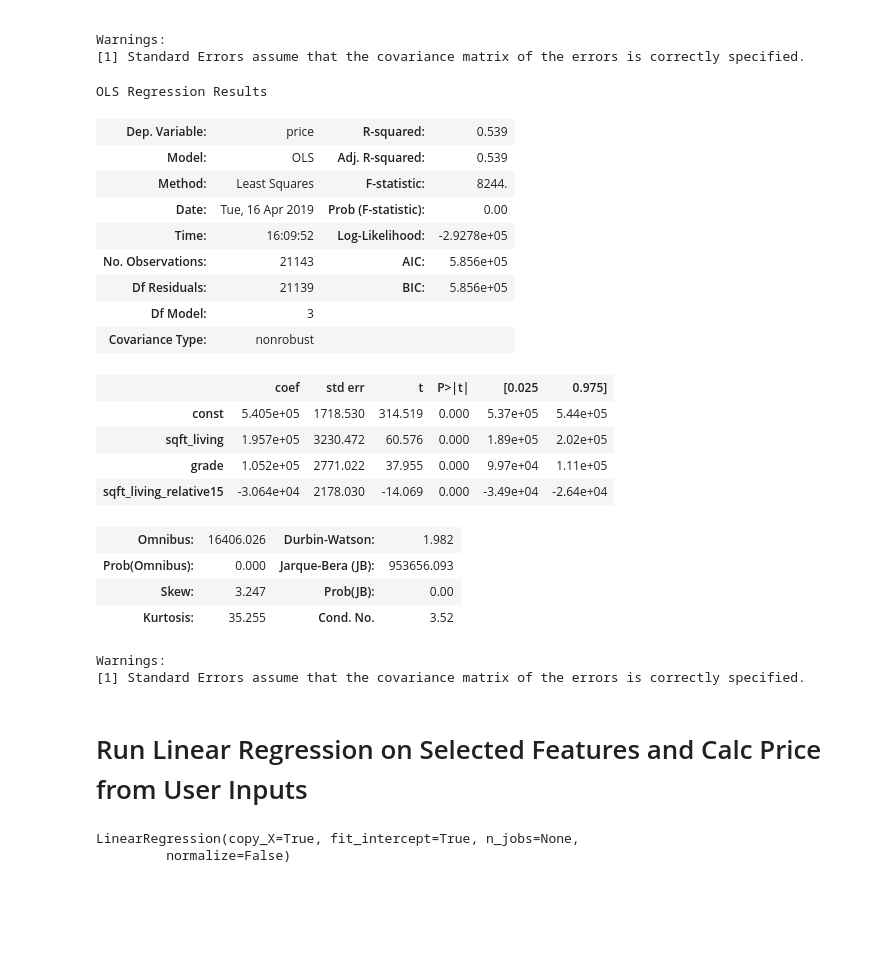
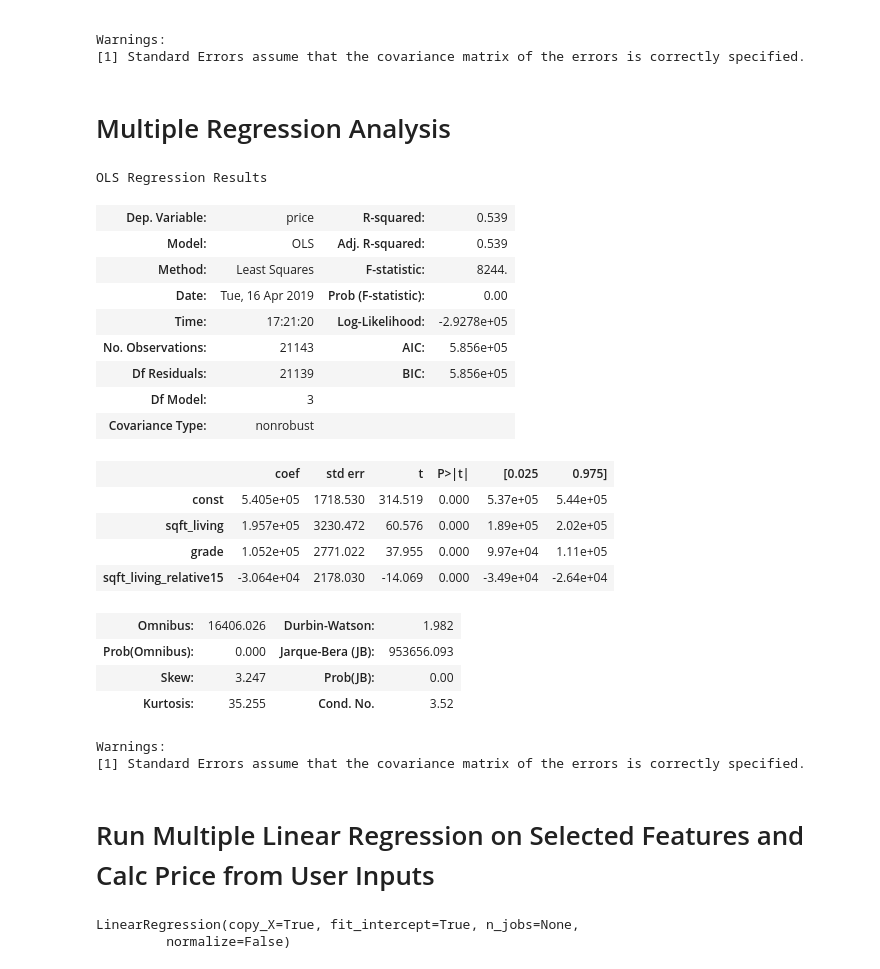
Before and after one commit to mandoiwanaga/dsc-1-final-project, a Jupyter notebook: project.ipynb, the cells around one changed output. Cells and saved outputs as stored; diff of their text form; code cells hidden in the pictures; blank space fills up the shorter version.

```diff
--- a/project.ipynb
+++ b/project.ipynb
@@ -466,19 +469,20 @@ Date:                Tue, 16 Apr 2019   Prob (F-statistic):               0.00
 
 Warnings:
 [1] Standard Errors assume that the covariance matrix of the errors is correctly specified.
+# %% [markdown]
+# Multiple Regression Analysis
 # %%
 import statsmodels.api as sm
-df_narrow
 X_int_sm = sm.add_constant(df_narrow)
-model = sm.OLS(df_norm['price'],X_int_sm).fit()
+model = sm.OLS(df_norm['price'], X_int_sm).fit()
 model.summary()
 # %% [output]
 OLS Regression Results
 | Dep. Variable: | price | R-squared: | 0.539 |
 | Model: | OLS | Adj. R-squared: | 0.539 |
 | Method: | Least Squares | F-statistic: | 8244. |
 | Date: | Tue, 16 Apr 2019 | Prob (F-statistic): | 0.00 |
-| Time: | 16:09:52 | Log-Likelihood: | -2.9278e+05 |
+| Time: | 17:21:20 | Log-Likelihood: | -2.9278e+05 |
 | No. Observations: | 21143 | AIC: | 5.856e+05 |
 | Df Residuals: | 21139 | BIC: | 5.856e+05 |
 | Df Model: | 3 |  |  |
@@ -495,7 +499,7 @@ OLS Regression Results
 Warnings:
 [1] Standard Errors assume that the covariance matrix of the errors is correctly specified.
 # %% [markdown]
-# Run Linear Regression on Selected Features and Calc Price from User Inputs
+# Run Multiple Linear Regression on Selected Features and Calc Price from User Inputs
 # %%
 model = LinearRegression()
 # %%
```
Also changed, not shown: parts of 11 cells of this notebook.
